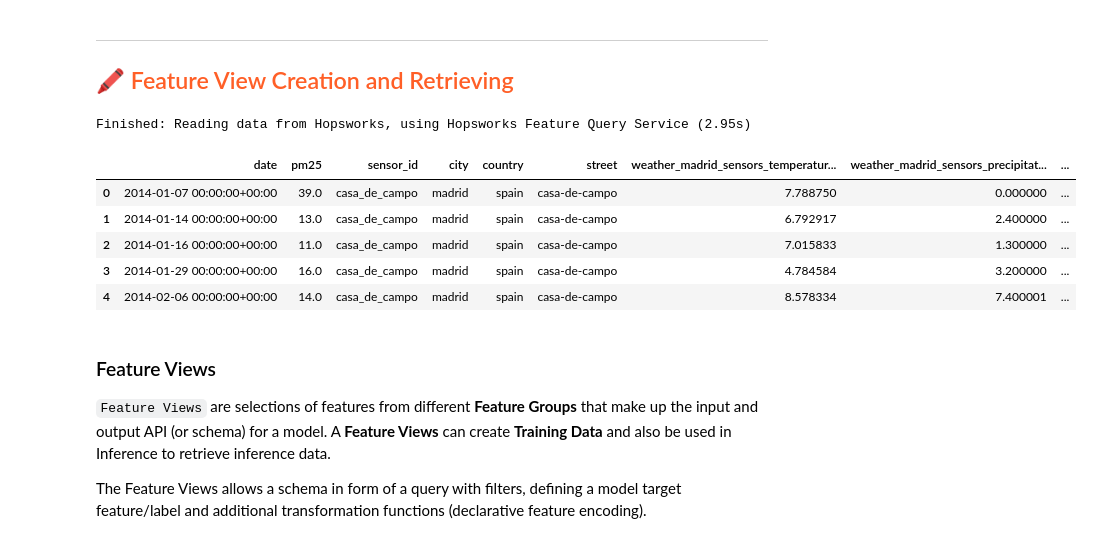
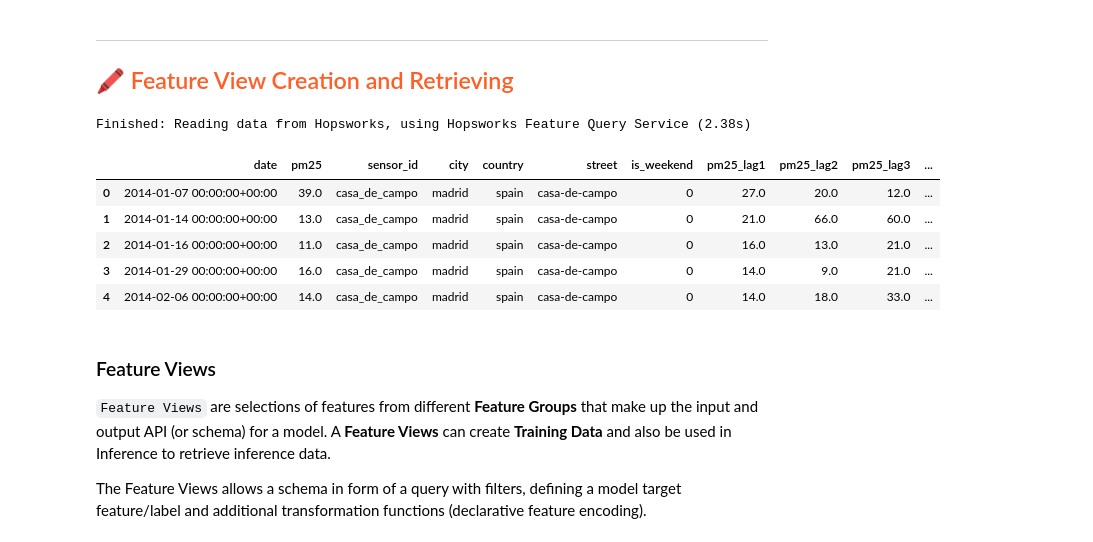
Before and after one commit to david-bazalduaa/Air-Quality-Prediction-Service-Madrid, a Jupyter notebook: notebooks/airquality/3_air_quality_training_pipeline.ipynb, the cells around one changed output. Drawn from its saved outputs; the diff is of its cells as text; code cells hidden in the pictures.

```diff
--- a/notebooks/airquality/3_air_quality_training_pipeline.ipynb
+++ b/notebooks/airquality/3_air_quality_training_pipeline.ipynb
@@ -105,39 +105,39 @@ weather_fg = fs.get_feature_group(
 # %%
 # Select columns del feature group de calidad del aire
 aq_query = air_quality_fg.select(
-    ["date", "pm25", "sensor_id", "city", "country", "street"]
+    ["date", "pm25", "sensor_id", "city", "country", "street","is_weekend","pm25_lag1", "pm25_lag2", "pm25_lag3", "pm25_roll3"]
 )
 
 # Select columns del feature group de clima
 weather_query = weather_fg.select(
     [
         "date",
         "sensor_id",
         "temperature_2m_mean",
         "precipitation_sum",
         "wind_speed_10m_max",
         "wind_direction_10m_dominant",
         "cloud_cover_max",
         "relative_humidity_2m_mean",
         "dew_point_2m_max",
     ]
 )
 
 # Make an inner join between both feature groups on sensor_id and date
 selected_features = aq_query.join(
     weather_query,
     on=["sensor_id", "date"]
 )
 
 selected_features.show(5)
 # %% [output]
-Finished: Reading data from Hopsworks, using Hopsworks Feature Query Service (2.95s)
+Finished: Reading data from Hopsworks, using Hopsworks Feature Query Service (2.38s)
-|  | date | pm25 | sensor_id | city | country | street | weather_madrid_sensors_temperatur... | weather_madrid_sensors_precipitat... | ... |
-| 0 | 2014-01-07 00:00:00+00:00 | 39.0 | casa_de_campo | madrid | spain | casa-de-campo | 7.788750 | 0.000000 | ... |
-| 1 | 2014-01-14 00:00:00+00:00 | 13.0 | casa_de_campo | madrid | spain | casa-de-campo | 6.792917 | 2.400000 | ... |
-| 2 | 2014-01-16 00:00:00+00:00 | 11.0 | casa_de_campo | madrid | spain | casa-de-campo | 7.015833 | 1.300000 | ... |
-| 3 | 2014-01-29 00:00:00+00:00 | 16.0 | casa_de_campo | madrid | spain | casa-de-campo | 4.784584 | 3.200000 | ... |
-| 4 | 2014-02-06 00:00:00+00:00 | 14.0 | casa_de_campo | madrid | spain | casa-de-campo | 8.578334 | 7.400001 | ... |
+|  | date | pm25 | sensor_id | city | country | street | is_weekend | pm25_lag1 | pm25_lag2 | pm25_lag3 | ... |
+| 0 | 2014-01-07 00:00:00+00:00 | 39.0 | casa_de_campo | madrid | spain | casa-de-campo | 0 | 27.0 | 20.0 | 12.0 | ... |
+| 1 | 2014-01-14 00:00:00+00:00 | 13.0 | casa_de_campo | madrid | spain | casa-de-campo | 0 | 21.0 | 66.0 | 60.0 | ... |
+| 2 | 2014-01-16 00:00:00+00:00 | 11.0 | casa_de_campo | madrid | spain | casa-de-campo | 0 | 16.0 | 13.0 | 21.0 | ... |
+| 3 | 2014-01-29 00:00:00+00:00 | 16.0 | casa_de_campo | madrid | spain | casa-de-campo | 0 | 14.0 | 9.0 | 21.0 | ... |
+| 4 | 2014-02-06 00:00:00+00:00 | 14.0 | casa_de_campo | madrid | spain | casa-de-campo | 0 | 14.0 | 18.0 | 33.0 | ... |
 # %% [markdown]
 ### Feature Views
 
```
Also changed, not shown: parts of 9 cells of this notebook, 10 other files.
